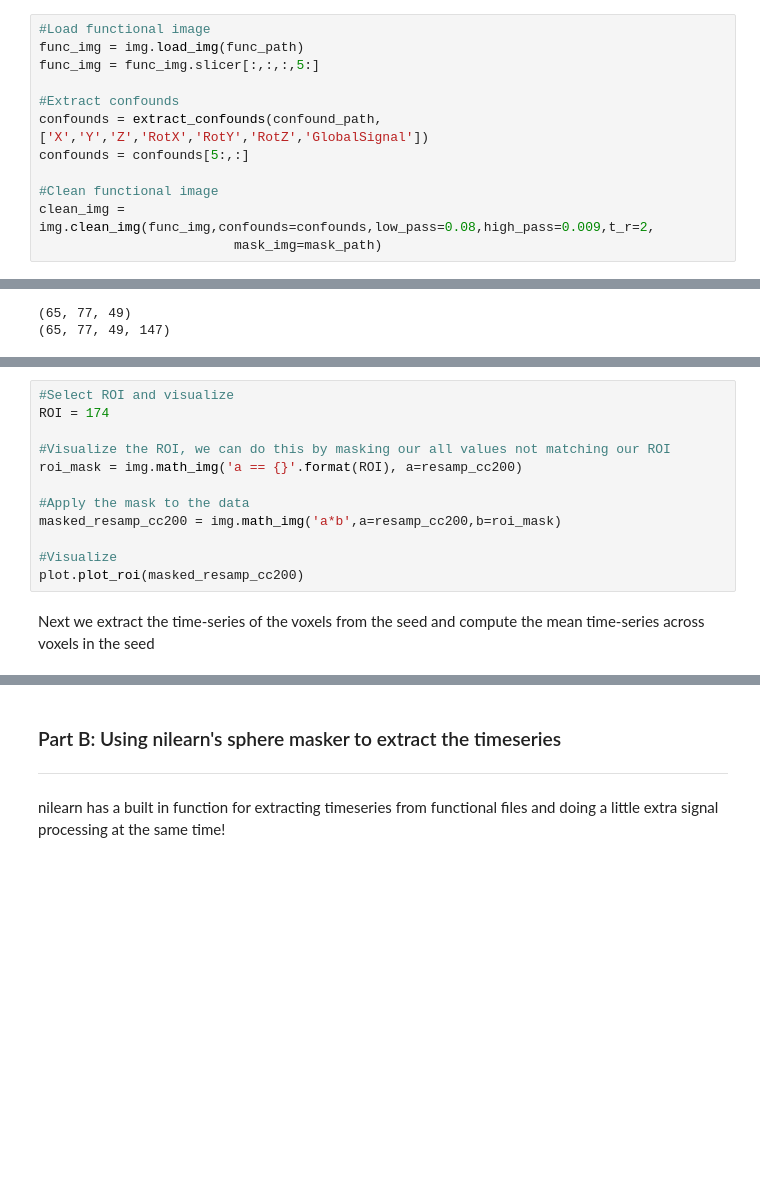
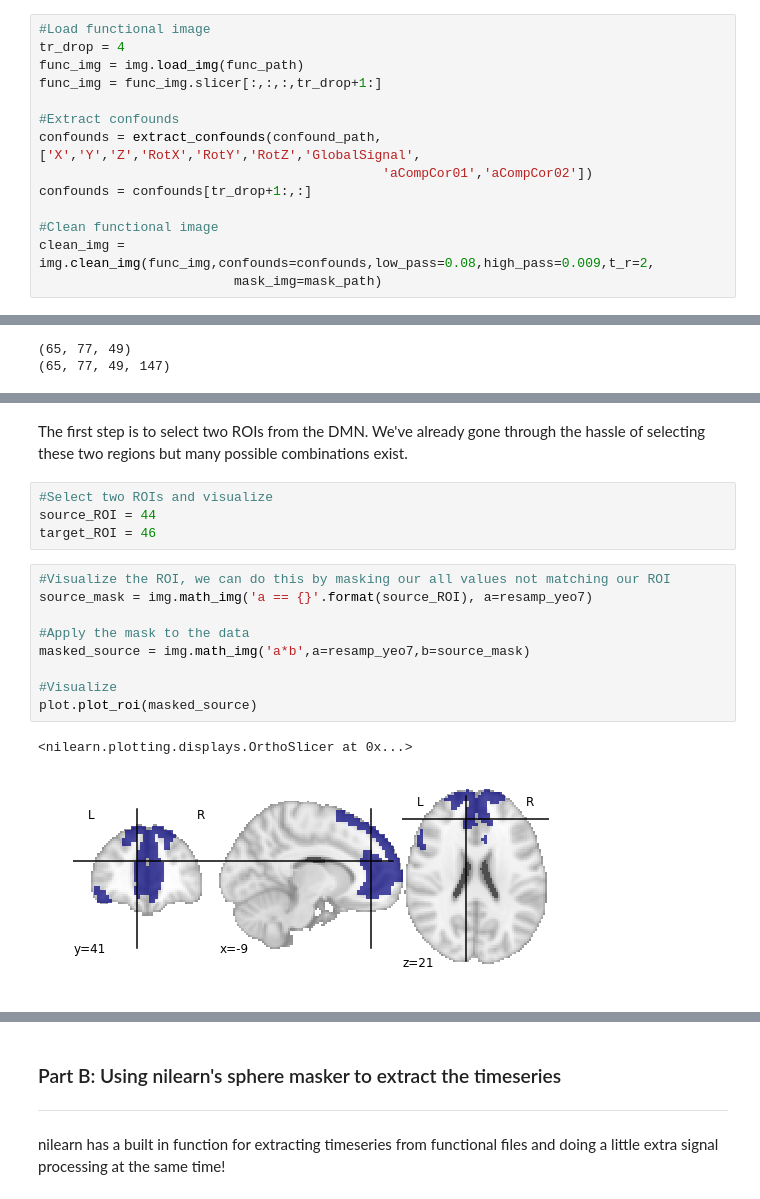
Before and after one commit to carpentries-incubator/SDC-BIDS-fMRI, a Jupyter notebook: bin/07_functional-connectivity-analysis.ipynb, the cells around one changed output, grey strips where cells are left out. Cells and saved outputs as stored; diff of their text form; blank space fills up the shorter version.

```diff
--- a/bin/07_functional-connectivity-analysis.ipynb
+++ b/bin/07_functional-connectivity-analysis.ipynb
@@ -99,12 +101,14 @@ def extract_confounds(confound_tsv,confounds,dt=True):
 Let's clean our data!
 # %%
 #Load functional image
+tr_drop = 4
 func_img = img.load_img(func_path)
-func_img = func_img.slicer[:,:,:,5:]
+func_img = func_img.slicer[:,:,:,tr_drop+1:]
 
 #Extract confounds
-confounds = extract_confounds(confound_path,['X','Y','Z','RotX','RotY','RotZ','GlobalSignal'])
-confounds = confounds[5:,:]
+confounds = extract_confounds(confound_path,['X','Y','Z','RotX','RotY','RotZ','GlobalSignal',
+                                            'aCompCor01','aCompCor02'])
+confounds = confounds[tr_drop+1:,:]
 
 #Clean functional image
 clean_img = img.clean_img(func_img,confounds=confounds,low_pass=0.08,high_pass=0.009,t_r=2,
@@ -145,14 +155,18 @@ The first step is to select an ROI as the seed.
+# %% [markdown]
+The first step is to select two ROIs from the DMN. We've already gone through the hassle of selecting these two regions but many possible combinations exist.
+# %%
+#Select two ROIs and visualize
+source_ROI = 44
+target_ROI = 46
 # %%
-#Select ROI and visualize
-ROI = 174
-
 #Visualize the ROI, we can do this by masking our all values not matching our ROI
-roi_mask = img.math_img('a == {}'.format(ROI), a=resamp_cc200)
+source_mask = img.math_img('a == {}'.format(source_ROI), a=resamp_yeo7)
 
 #Apply the mask to the data
-masked_resamp_cc200 = img.math_img('a*b',a=resamp_cc200,b=roi_mask)
+masked_source = img.math_img('a*b',a=resamp_yeo7,b=source_mask)
 
 #Visualize
-plot.plot_roi(masked_resamp_cc200)
+plot.plot_roi(masked_source)
+# %% [output]
+<nilearn.plotting.displays.OrthoSlicer at 0x...>
+[figure, added]
-# %% [markdown]
-Next we extract the time-series of the voxels from the seed and compute the mean time-series across voxels in the seed
```
Also changed, not shown: parts of 28 cells of this notebook, 1 other file.
